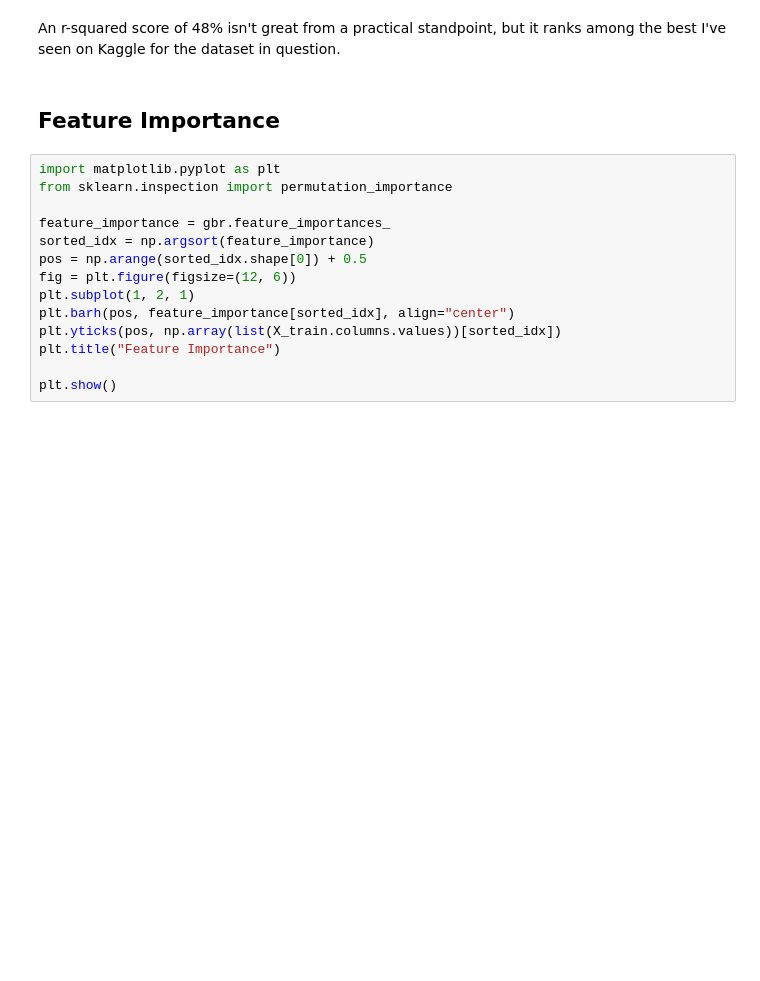
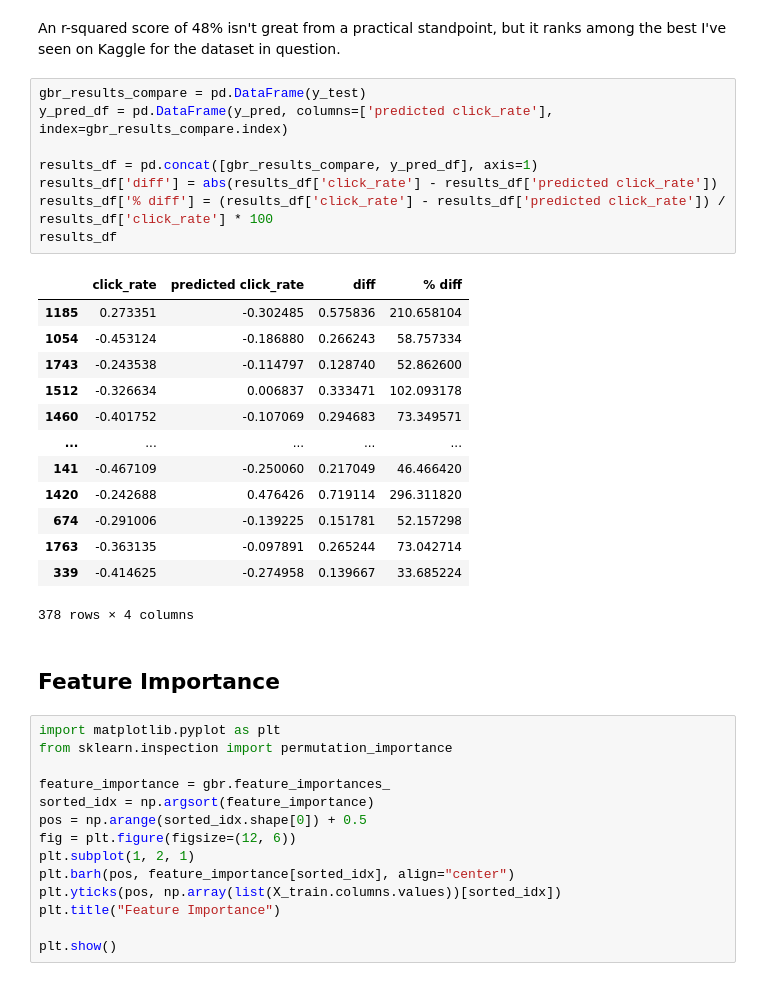
Before and after one commit to alew46/Capstone3CTR, a Jupyter notebook: Predicting CTRs in Email Marketing.ipynb, the cells around one changed output. Saved outputs shown, nothing was run; the diff lists cells and outputs as text; blank space fills up the shorter version.

```diff
--- a/Predicting CTRs in Email Marketing.ipynb
+++ b/Predicting CTRs in Email Marketing.ipynb
@@ -319,5 +347,27 @@ r2_score(y_test, y_pred)
 # %% [markdown]
 An r-squared score of 48% isn't great from a practical standpoint, but it ranks among the best I've seen on Kaggle for the dataset in question.
+# %%
+gbr_results_compare = pd.DataFrame(y_test)
+y_pred_df = pd.DataFrame(y_pred, columns=['predicted click_rate'], index=gbr_results_compare.index)
+
+results_df = pd.concat([gbr_results_compare, y_pred_df], axis=1)
+results_df['diff'] = abs(results_df['click_rate'] - results_df['predicted click_rate'])
+results_df['% diff'] = (results_df['click_rate'] - results_df['predicted click_rate']) / results_df['click_rate'] * 100
+results_df
+# %% [output]
+|  | click_rate | predicted click_rate | diff | % diff |
+| 1185 | 0.273351 | -0.302485 | 0.575836 | 210.658104 |
+| 1054 | -0.453124 | -0.186880 | 0.266243 | 58.757334 |
+| 1743 | -0.243538 | -0.114797 | 0.128740 | 52.862600 |
+| 1512 | -0.326634 | 0.006837 | 0.333471 | 102.093178 |
+| 1460 | -0.401752 | -0.107069 | 0.294683 | 73.349571 |
+| ... | ... | ... | ... | ... |
+| 141 | -0.467109 | -0.250060 | 0.217049 | 46.466420 |
+| 1420 | -0.242688 | 0.476426 | 0.719114 | 296.311820 |
+| 674 | -0.291006 | -0.139225 | 0.151781 | 52.157298 |
+| 1763 | -0.363135 | -0.097891 | 0.265244 | 73.042714 |
+| 339 | -0.414625 | -0.274958 | 0.139667 | 33.685224 |
+378 rows × 4 columns
 # %% [markdown]
 ## Feature Importance
 # %%
```
Also changed, not shown: parts of 4 cells of this notebook, 1 other file.
